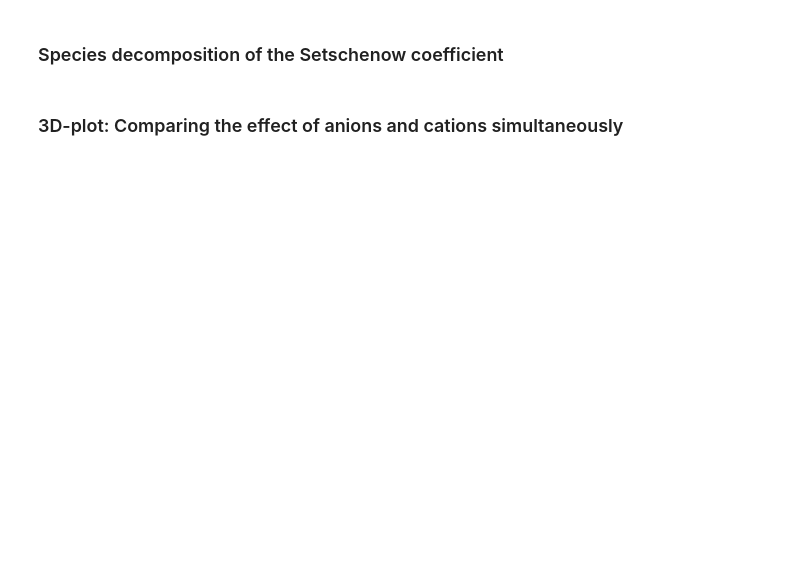
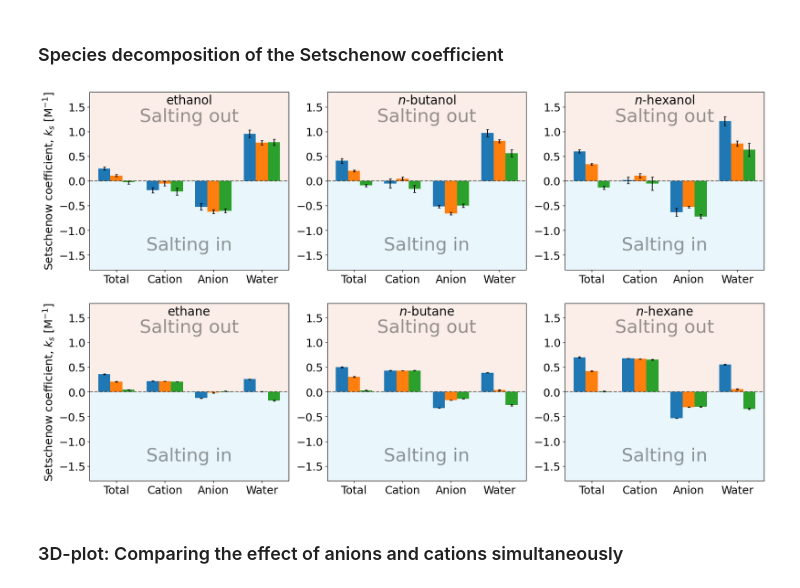
Before and after one commit to SHervoe-Hansen/SI-Excluded-Volume-Formation, a Jupyter notebook: Analysis.ipynb, the cells around one changed output. Drawn from its saved outputs; the diff is of its cells as text; code cells hidden in the pictures; blank space fills up the shorter version.

```diff
--- a/Analysis.ipynb
+++ b/Analysis.ipynb
@@ -455,3 +432,36 @@ fig.savefig('Figures/RDF_convergence.pdf', bbox_inches='tight')
+# %%
+%cd -q $homedir
+if CALCULATE_RDF:
+    fig, axes = plt.subplots(ncols=2, nrows=1, figsize=(12,4))
+
+    pairs_Cl = traj.topology.select_pairs('resid 0 and element O', 'resname CL')
+    pairs_Na = traj.topology.select_pairs('resid 0 and element O', 'resname NA')
+
+    labels = ['0-20 ns', '20-40 ns', '40-60 ns', '60-80 ns', '80-100 ns']
+    n_divisions = 5
+    for i in range(n_divisions): # Dividing the trajectory into 5 parts (20 ns each)
+        rdf = md.compute_rdf(traj[500000//n_divisions*i:500000//5*(n_divisions+1)], pairs_Cl, r_range=(0, 1.5))
+        peak_idx = np.argmax(rdf[1])
+        axes[0].plot(rdf[0], rdf[1], label=labels[i])
+        axes[0].hlines(rdf[1][peak_idx], 0, rdf[0][peak_idx], linestyle='dashed', alpha=0.4, color='C{}'.format(i))
+
+        rdf = md.compute_rdf(traj[500000//n_divisions*i:500000//5*(n_divisions+1)], pairs_Na, r_range=(0, 1.5))
+        peak_idx = np.argmax(rdf[1])
+        axes[1].plot(rdf[0], rdf[1], label=labels[i])
+        axes[1].hlines(rdf[1][peak_idx], 0, rdf[0][peak_idx], linestyle='dashed', alpha=0.4, color='C{}'.format(i))
+
+    for ax in axes:
+        leg = ax.legend(loc=0, frameon=False, prop={'size': 14})
+        leg.set_title('Time windows',prop={'size':14})
+        ax.set_xlabel('Distance, $r$ [nm]', fontsize=16)
+        ax.set_ylabel('Radial distribution function, $g(r)$', fontsize=14)
+        ax.tick_params(axis='both', labelsize=14)
+
+    axes[0].set_xlim(0.2,1.0)
+    axes[1].set_xlim(0.1,1.0)
+
+    fig.tight_layout()
+    fig.savefig('Figures/RDF_convergence.pdf', bbox_inches='tight')
 # %% [markdown]
 ## Solvation Free Energies & Setschenow Coefficients: The First Look
 
@@ -672,33 +682,37 @@ for i, solute in enumerate(solutes):
 
     if i%2 == 1: # Every second solute starting with ethanol
         ax.set_xticks(index + width)
         ax.set_xticklabels(('Total', 'Cation', 'Anion', 'Water'))
         ax.tick_params(axis='both', labelsize=18)
         ax.set_xlim(-0.3, 3.8)
         ax.set_ylim(-1.8, 1.8)
         if "n-" in solute:
             s = solute.split(sep='-')[1]
             ax.set_title('$\it{{n}}$-'+s, pad=-20, y=1.001, fontsize=20)
         else:
             ax.set_title(solute, pad=-20, y=1.001, fontsize=20)
 
         ax.hlines(0, -1, 4, color='black', alpha=0.5, linestyle='dashed', zorder=2)
         ax.fill_between(np.arange(-5, 5, 0.1), [-5.2 for i in range(len(np.arange(-5, 5, 0.1)))], y2=0,
                         color='#c9e9f6', alpha=0.4, zorder=1)
         ax.fill_between(np.arange(-5, 5, 0.1), [4.1 for i in range(len(np.arange(-5, 5, 0.1)))], y2=0,
                         color='#f6d6c9', alpha=0.4, zorder=1)
         ax.text(1.75, -1.30, 'Salting in', horizontalalignment='center', verticalalignment='center',
                 fontsize=30, alpha=0.4, zorder=3)
         ax.text(1.75, 1.30, 'Salting out', horizontalalignment='center', verticalalignment='center',
                 fontsize=30, alpha=0.4, zorder=3)
         col+=1
 
 axes[0,0].set_ylabel('Setschenow coefficient, $k_s$ [M$^{-1}$]', fontsize=18)
 axes[1,0].set_ylabel('Setschenow coefficient, $k_s$ [M$^{-1}$]', fontsize=18)
 
 
 fig.tight_layout(pad=3)
 fig.savefig('Figures/SetschenowDecomposition.pdf', bbox_inches='tight')
+np.save('Data/SETCOF.npy', SETCOF)
+np.save('Data/SETCOF_ERR.npy', SETCOF_ERR)
+# %% [output]
+[figure, added]
 # %% [markdown]
 ### 3D-plot: Comparing the effect of anions and cations simultaneously
 # %%
```
Also changed, not shown: parts of 25 cells of this notebook.
